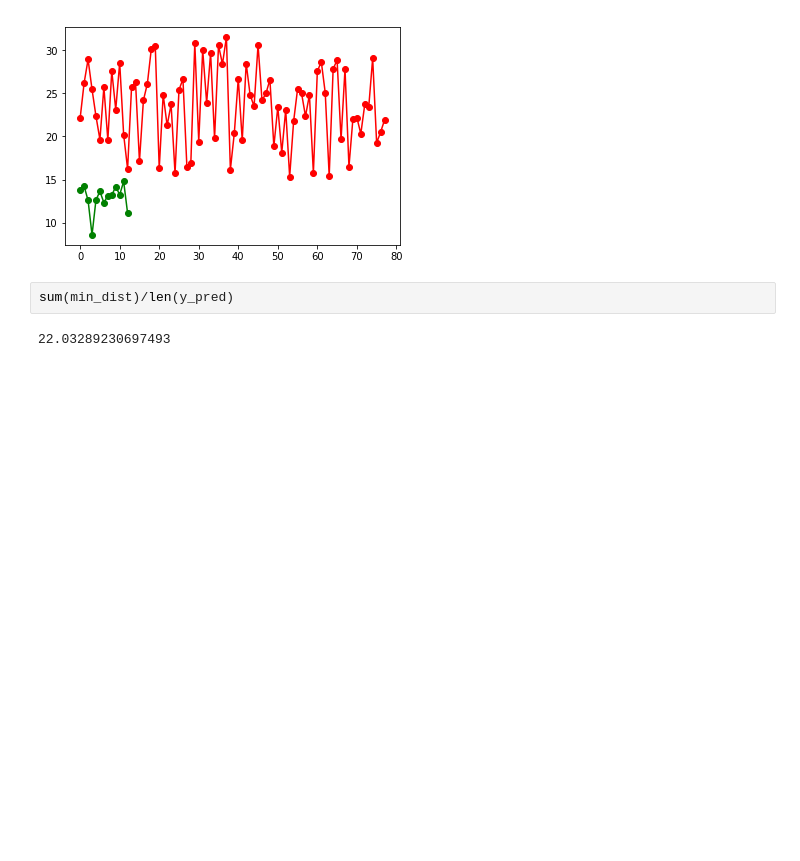
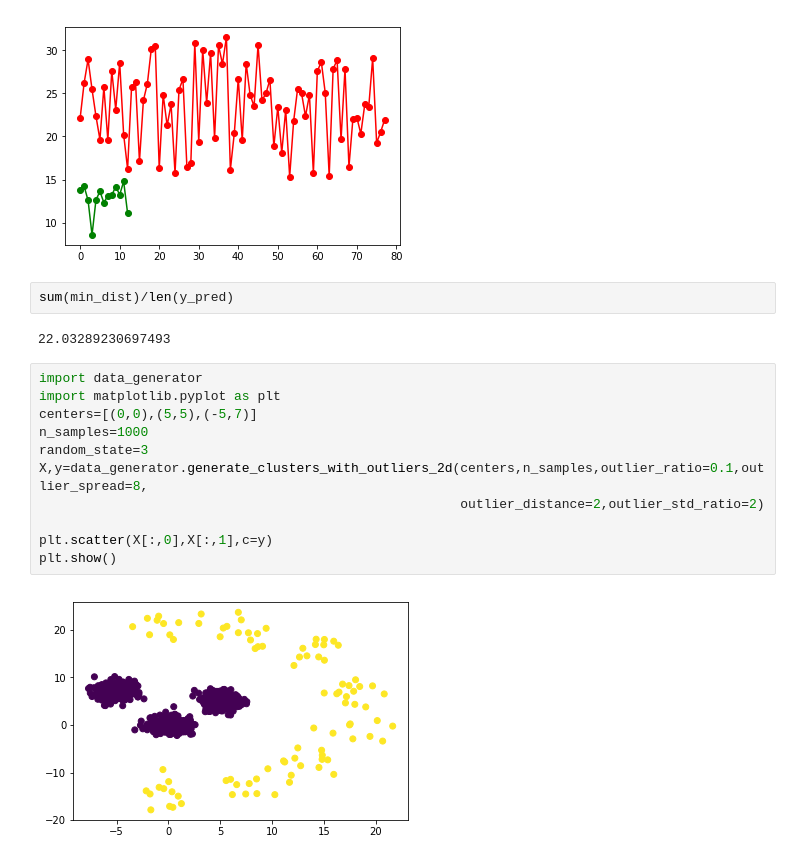
Before and after one commit to Subhy-Albakour/streaming-anomaly-detector, a Jupyter notebook: visualize.ipynb, the cells around one changed output. Cells and saved outputs as stored; diff of their text form; blank space fills up the shorter version.

Commit message:
data generator revisited

```diff
--- a/visualize.ipynb
+++ b/visualize.ipynb
@@ -133,3 +133,16 @@ plt.show()
 sum(min_dist)/len(y_pred)
 # %% [output]
 22.03289230697493
+# %%
+import data_generator
+import matplotlib.pyplot as plt
+centers=[(0,0),(5,5),(-5,7)]
+n_samples=1000
+random_state=3
+X,y=data_generator.generate_clusters_with_outliers_2d(centers,n_samples,outlier_ratio=0.1,outlier_spread=8,
+                                                      outlier_distance=2,outlier_std_ratio=2)
+
+plt.scatter(X[:,0],X[:,1],c=y)
+plt.show()
+# %% [output]
+[figure, added]
```
Also changed, not shown: 4 other files.
